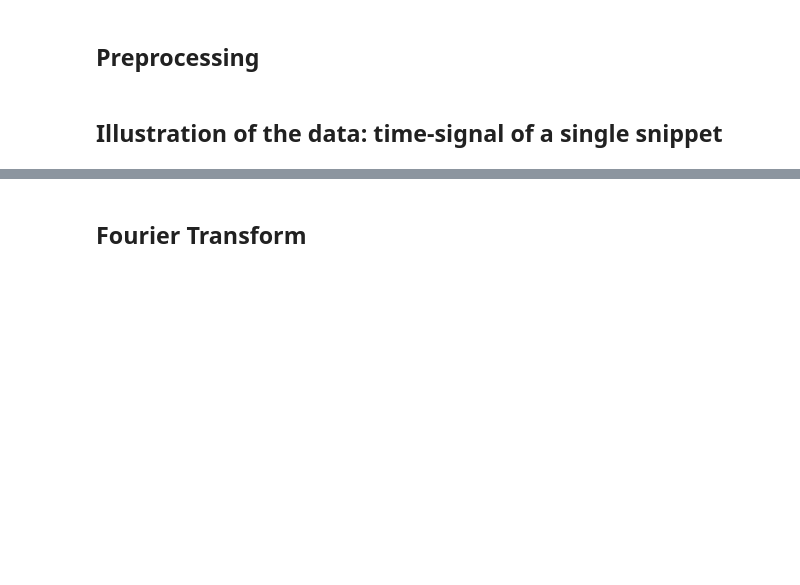
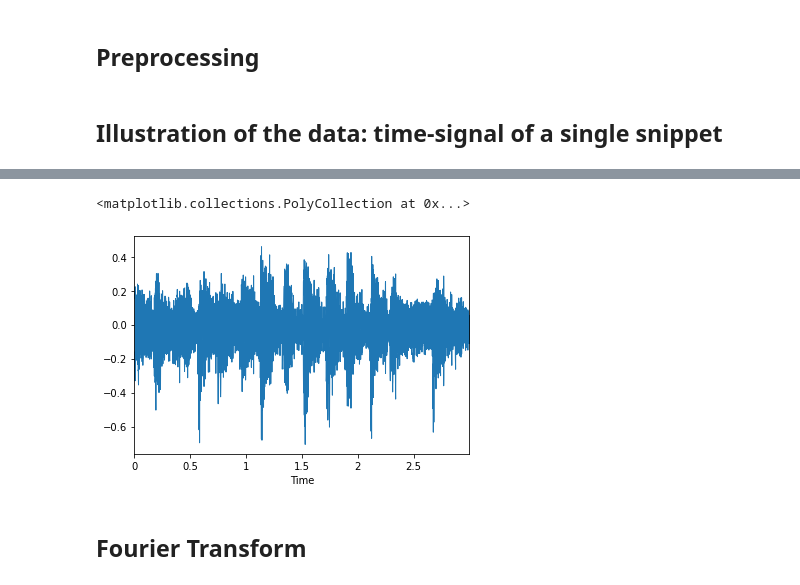
Before and after one commit to ajrodenburg/instrument_recognition, a Jupyter notebook: instrument_recognition.ipynb, the cells around one changed output, grey strips where cells are left out. Drawn from its saved outputs; the diff is of its cells as text; code cells hidden in the pictures; blank space fills up the shorter version.

```diff
--- a/instrument_recognition.ipynb
+++ b/instrument_recognition.ipynb
@@ -143,3 +139,12 @@ numpy.float64
+# %%
+# An alternative way of plotting is with a function that comes with librosa:
+librosa.display.waveplot(data[i], sr = sample_rates[i])
+# It seems that this displays the stereo-signal by plotting the left signal above
+# the y=0-line, and the right signal below it. In other words, it plots both
+# |left signal| and -|right signal| in the same color.
+# %% [output]
+<matplotlib.collections.PolyCollection at 0x...>
+[figure, added]
 # %% [markdown]
 ## Fourier Transform
 # %% [markdown]
```
Also changed, not shown: parts of 7 cells of this notebook.
